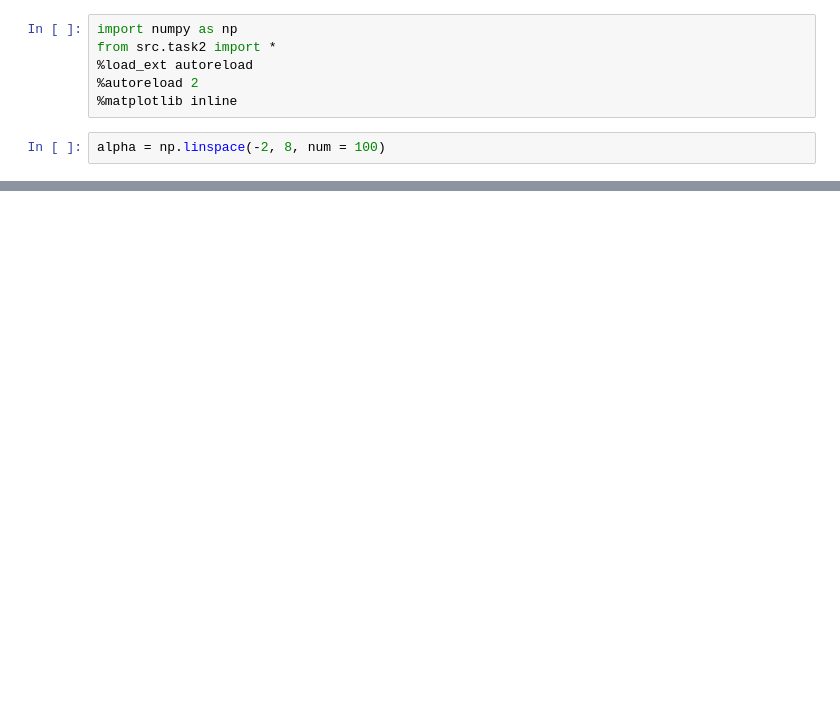
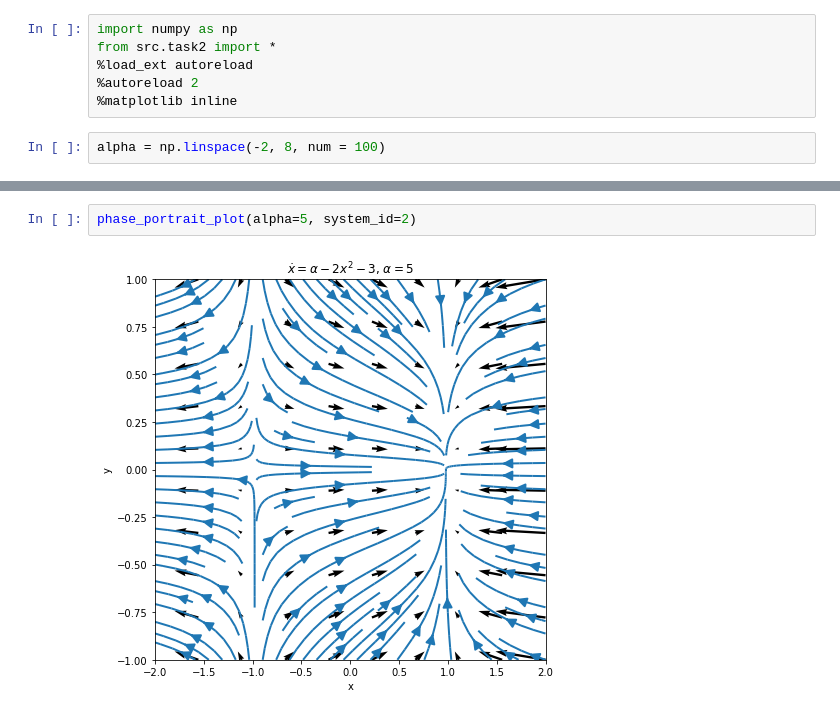
Before and after one commit to ge96rox/MLCMS03, a Jupyter notebook: Task2.ipynb, the cells around one changed output, grey strips where cells are left out. Drawn from its saved outputs; the diff is of its cells as text; blank space fills up the shorter version.

```diff
--- a/Task2.ipynb
+++ b/Task2.ipynb
@@ -16,0 +21,4 @@ bifurcation_plot(second_equation, alpha, r'$\dot{x} = \alpha - 2x^2 - 3$')
+# %%
+phase_portrait_plot(alpha=5, system_id=2)
+# %% [output]
+[figure, added]
```
Also changed, not shown: parts of 3 cells of this notebook, 3 other files.
